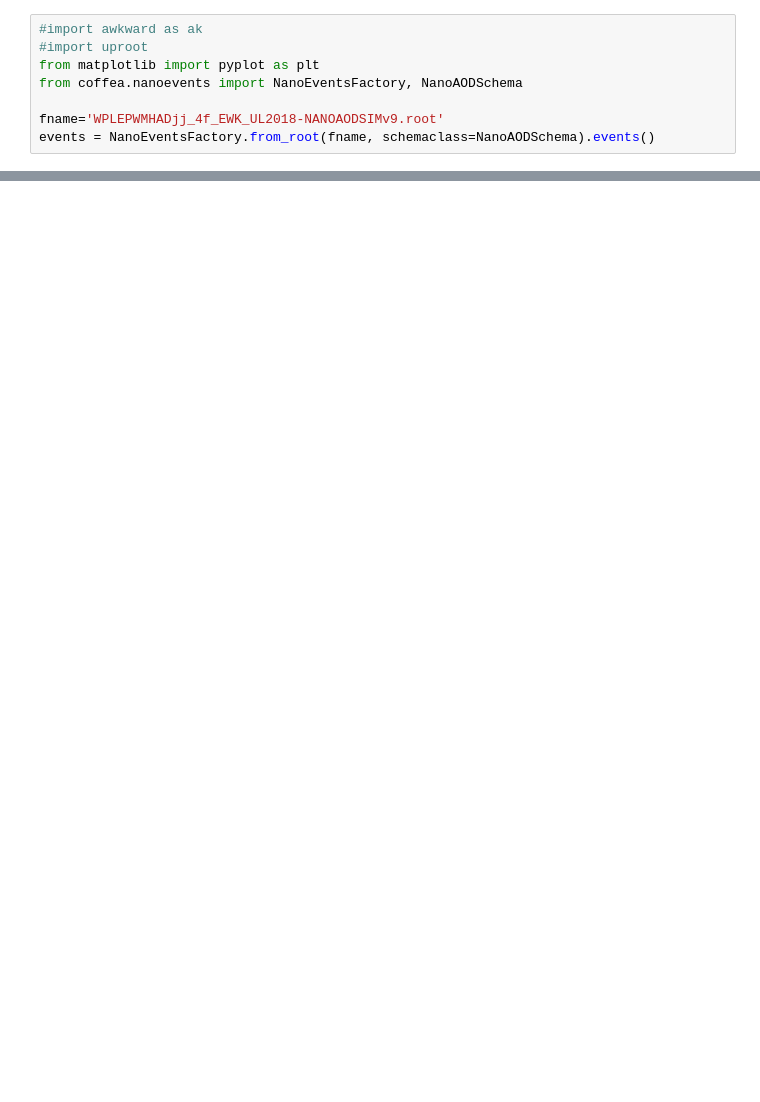
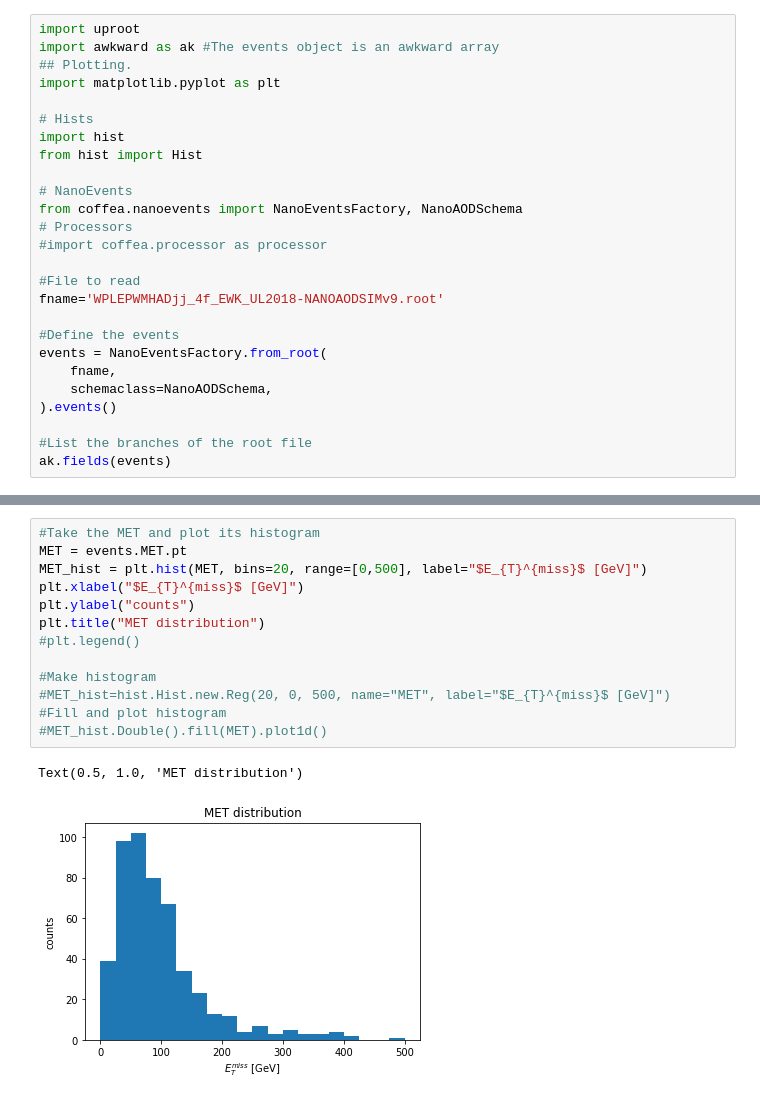
Before and after one commit to rdelliga/coffea, a Jupyter notebook: WPLEPWMHADjj_plot.ipynb, the cells around one changed output, grey strips where cells are left out. Cells and saved outputs as stored; diff of their text form; blank space fills up the shorter version.

Commit message:
Various distributions plotted

```diff
--- a/WPLEPWMHADjj_plot.ipynb
+++ b/WPLEPWMHADjj_plot.ipynb
@@ -66,8 +1,26 @@ metrics
 # %%
-#import awkward as ak
-#import uproot
-from matplotlib import pyplot as plt
+import uproot
+import awkward as ak #The events object is an awkward array
+## Plotting.
+import matplotlib.pyplot as plt
+
+# Hists
+import hist
+from hist import Hist
+
+# NanoEvents
 from coffea.nanoevents import NanoEventsFactory, NanoAODSchema
+# Processors
+#import coffea.processor as processor
 
+#File to read
 fname='WPLEPWMHADjj_4f_EWK_UL2018-NANOAODSIMv9.root'
-events = NanoEventsFactory.from_root(fname, schemaclass=NanoAODSchema).events()
+
+#Define the events
+events = NanoEventsFactory.from_root(
+    fname,
+    schemaclass=NanoAODSchema,
+).events()
+
+#List the branches of the root file
+ak.fields(events)
@@ -73,0 +45,16 @@ events = NanoEventsFactory.from_root(fname, schemaclass=NanoAODSchema).events()
+# %%
+#Take the MET and plot its histogram
+MET = events.MET.pt
+MET_hist = plt.hist(MET, bins=20, range=[0,500], label="$E_{T}^{miss}$ [GeV]")
+plt.xlabel("$E_{T}^{miss}$ [GeV]")
+plt.ylabel("counts")
+plt.title("MET distribution")
+#plt.legend()
+
+#Make histogram
+#MET_hist=hist.Hist.new.Reg(20, 0, 500, name="MET", label="$E_{T}^{miss}$ [GeV]")
+#Fill and plot histogram
+#MET_hist.Double().fill(MET).plot1d()
+# %% [output]
+Text(0.5, 1.0, 'MET distribution')
+[figure, added]
```
Also changed, not shown: parts of 9 cells of this notebook.
